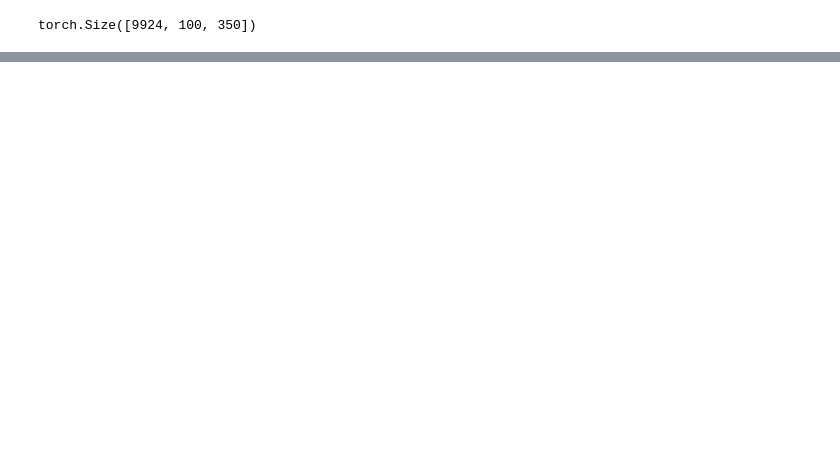
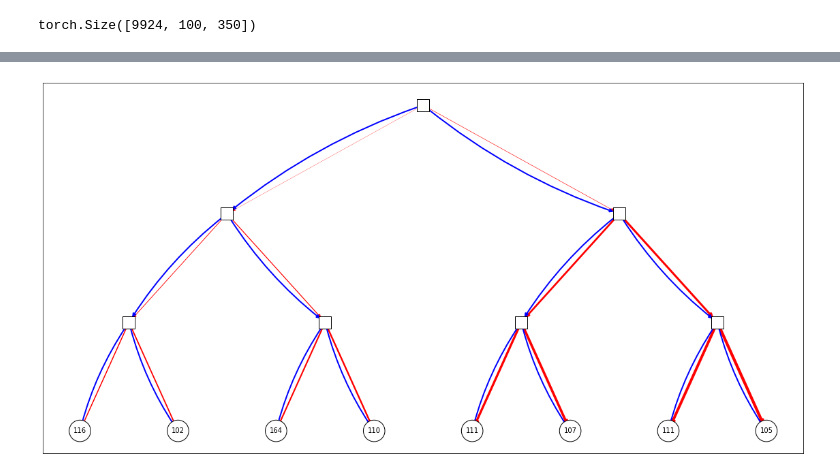
Before and after one commit to viksa98/variational_spyct, a Jupyter notebook: notebooks/02_hecat_dataset.ipynb, the cells around one changed output, grey strips where cells are left out. Drawn from its saved outputs; the diff is of its cells as text; code cells hidden in the pictures; blank space fills up the shorter version.

```diff
--- a/notebooks/02_hecat_dataset.ipynb
+++ b/notebooks/02_hecat_dataset.ipynb
@@ -72,0 +193,4 @@ plt.legend()
+# %%
+leaves = []
+bayes_spyct.get_leaves(bayes_spyct.root_node, leaves)
+leaves
@@ -72,0 +206,3 @@ plt.legend()
+# %%
+non_leaves = [x for x in nodes if x not in leaves]
+non_leaves
@@ -72,0 +217,10 @@ plt.legend()
+# %%
+prototype_expected_value = {node: int(torch.sum(node.prototype).item()) for node in leaves}
+leaf_sizes = [1000 for _ in list(prototype_expected_value.values())]
+# %%
+# edge_colors = {(u,v): ['red', 'blue'] for u,v in G.edges()}
+edge_colors = [('red', 'blue') for u,v in G.edges()]
+
+# create the widths of the lines based on the dominance of the weights in each node. Each line (color) will have a width proportional to the cover of its features in the list
+# of top 5 most important features
+edge_widths = [((i+1)/10*3, 2) for i, (u,v) in enumerate(G.edges())]
@@ -72,0 +293,28 @@ plt.legend()
+# %%
+offset = 0.09
+
+fig = plt.figure(figsize=(20,10))
+ax = fig.add_subplot(1, 1, 1)
+# nx.draw(G, ax =ax  , pos=pos,
+#         with_labels=False, node_size=1,arrowstyle='-',
+#         width=5)
+
+for edge, colors, widths in zip(G.edges(), edge_colors, edge_widths):
+    x1, y1 = pos[edge[0]]
+    x2, y2 = pos[edge[1]]
+    dx = x2 - x1
+    dy = y2 - y1
+    length = (dx**2 + dy**2)**0.5
+    offset_dx = offset * dy / length
+    offset_dy = -offset * dx / length
+
+    nx.draw_networkx_edges(G, pos, edgelist=[edge], edge_color=colors[0], width=widths[0])
+    nx.draw_networkx_edges(G, pos, edgelist=[edge], edge_color=colors[1], width=widths[1], connectionstyle=f'arc3,rad={offset}')
+
+nx.draw_networkx_nodes(G, pos=pos,ax=ax, nodelist=non_leaves, node_color='w', edgecolors='black', alpha = 1, node_shape='s')
+# nx.draw_networkx_labels(G, pos=pos,ax=ax, labels=weights_top5, font_size=6);
+
+nx.draw_networkx_nodes(G, pos=pos,ax=ax, nodelist=leaves, node_color='w', edgecolors='black', alpha = 1, node_size = leaf_sizes)
+nx.draw_networkx_labels(G, pos=pos,ax=ax, labels=prototype_expected_value, font_size=10);
+# %% [output]
+[figure, added]
```
Also changed, not shown: parts of 34 cells of this notebook, 6 other files.
